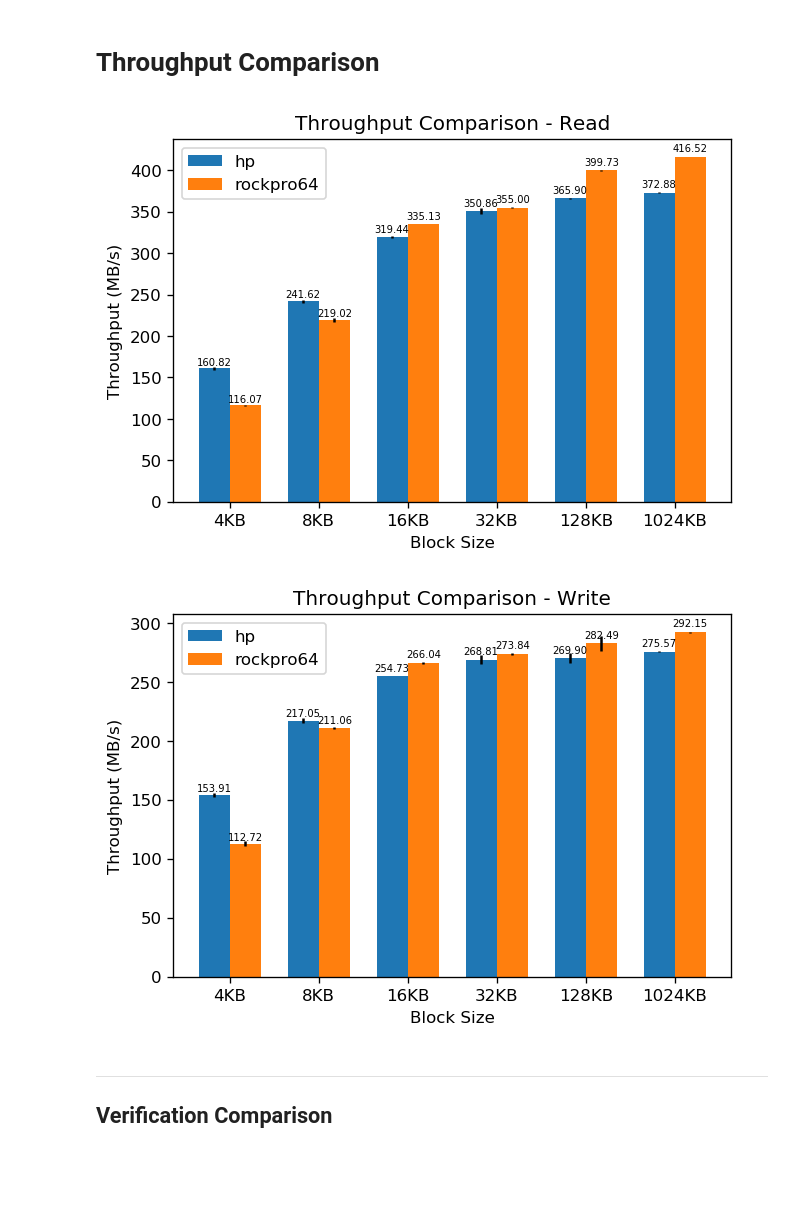
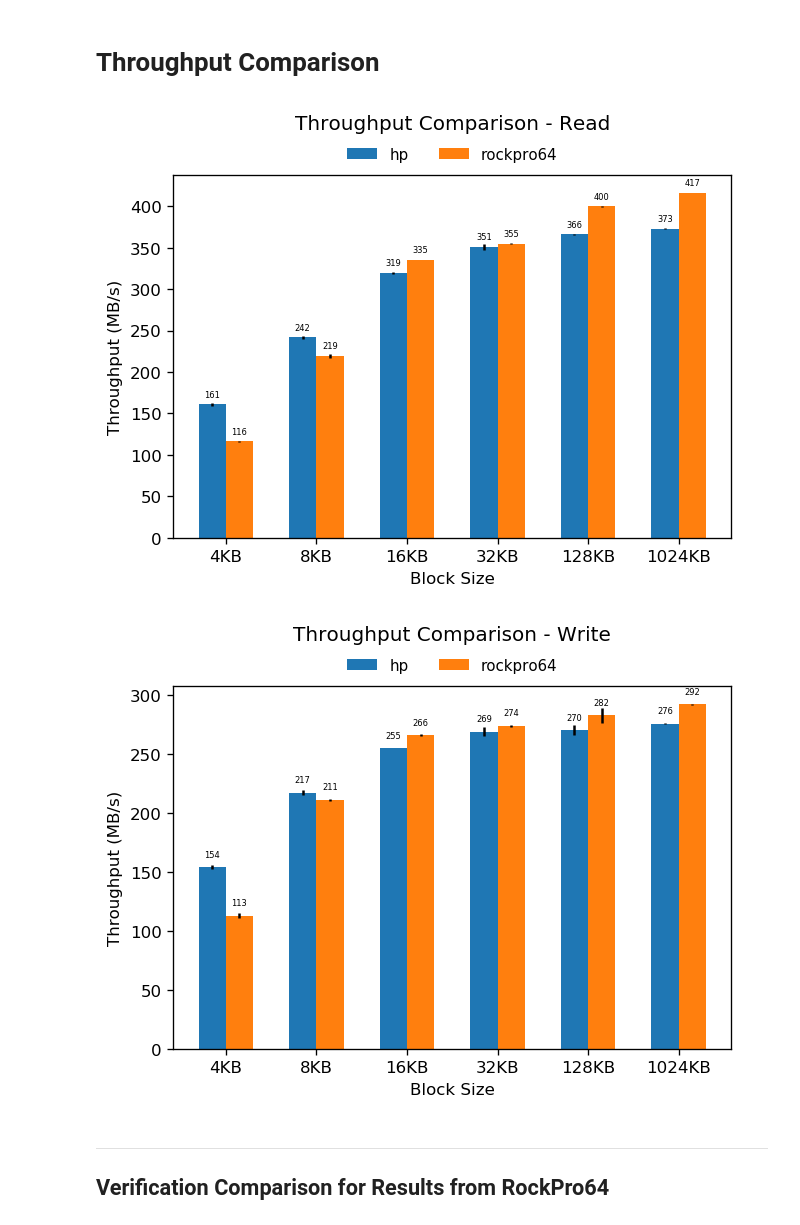
Before and after one commit to ljishen/SSSPT, a Jupyter notebook: analysis/notebooks/throughput_comparison.ipynb, the cells around one changed output. Cells and saved outputs as stored; diff of their text form; code cells hidden in the pictures; blank space fills up the shorter version.

```diff
--- a/analysis/notebooks/throughput_comparison.ipynb
+++ b/analysis/notebooks/throughput_comparison.ipynb
@@ -5,7 +5,7 @@
 
 def plot_throughput_comp(profiles_dirnames):
     ind = np.arange(len(BLOCK_SIZES))
-    width = 0.35
+    width = (1 - 0.4) / len(profiles_dirnames)
 
     for mode in MODES:
         fig, ax = plt.subplots()
@@ -32,42 +32,48 @@ def plot_throughput_comp(profiles_dirnames):
         platforms = profiles_dirnames.keys()
         bars = []
         for idx, plat in enumerate(platforms):
             bars.append(
                 ax.bar(ind + width * idx,
                        avg_values[plat],
                        width,
                        yerr=std_values[plat]))
 
         for idx_bs in ind:
             for idx_plt, plat in enumerate(platforms):
                 ax.text(idx_bs + width * idx_plt,
-                        avg_values[plat][idx_bs] * 1.01,
-                        '{:.2f}'.format(avg_values[plat][idx_bs]),
-                        fontsize=6,
+                        avg_values[plat][idx_bs] + 7,
+                        '{:.0f}'.format(avg_values[plat][idx_bs]),
+                        fontsize=5,
                         ha='center',
                         va='bottom')
 
         ax.set_ylabel('Throughput (MB/s)')
         ax.set_xlabel('Block Size')
 
         ax.set_xticks(ind + width / 2)
         ax.set_xticklabels(BLOCK_SIZES)
 
-        ax.legend(bars, platforms)
+        ax.legend(bars,
+                  platforms,
+                  loc=8,
+                  bbox_to_anchor=(0.5, 1),
+                  frameon=False,
+                  ncol=len(platforms),
+                  prop={'size': 9})
 
-        plt.title('Throughput Comparison - ' + mode.capitalize())
+        plt.title('Throughput Comparison - ' + mode.capitalize(), y=1.1)
         plt.show()
 
 
 plot_throughput_comp({
     'hp':        'hp/throughput/2',
     'rockpro64': 'rockpro64/throughput/1'
 })
 # %% [output]
-[figure, old version]
+[figure, new version]
-[figure, old version]
+[figure, new version]
 # %% [markdown]
 ---
-## Verification Comparison
+## Verification Comparison for Results from **RockPro64**
 # %%
 plot_throughput_comp({
```
Also changed, not shown: parts of 1 cell of this notebook.
